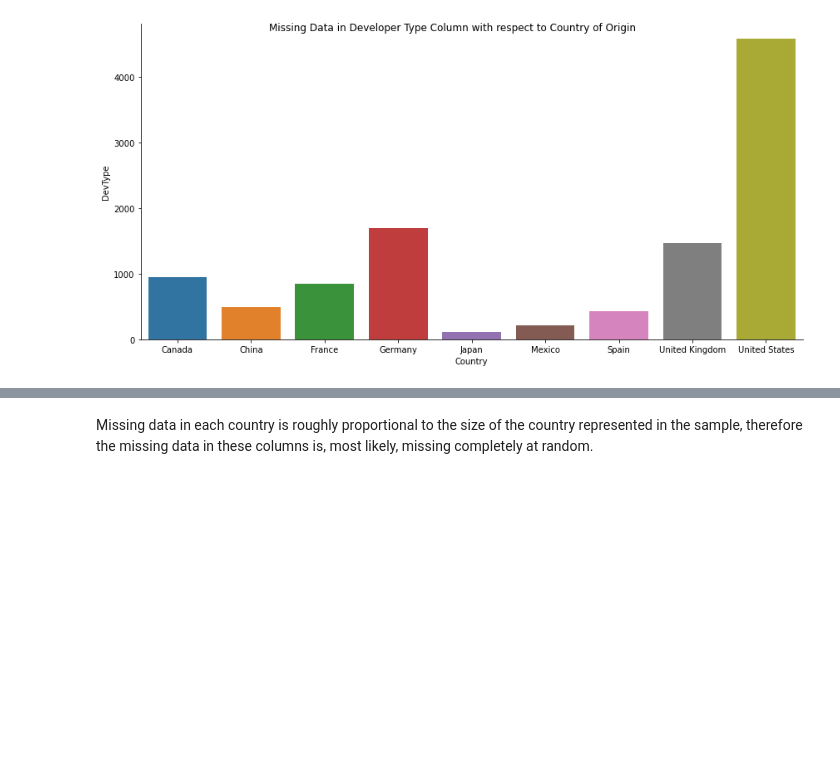
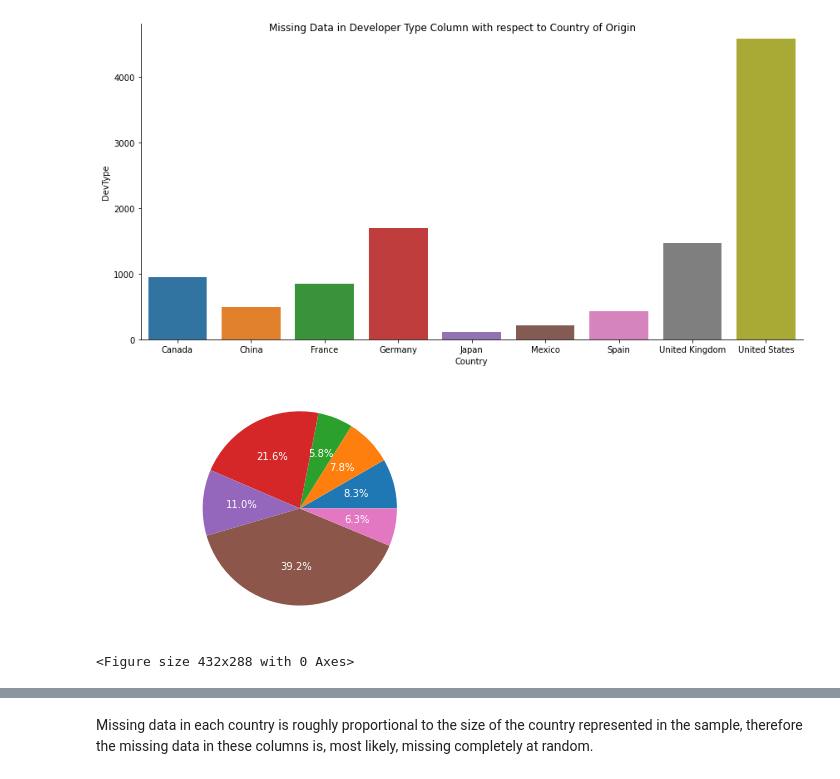
Before and after one commit to roberthallds/stack-overflow-data-cleaning, a Jupyter notebook: project.ipynb, the cells around one changed output, grey strips where cells are left out. Saved outputs shown, nothing was run; the diff lists cells and outputs as text; code cells hidden in the pictures; blank space fills up the shorter version.

```diff
--- a/project.ipynb
+++ b/project.ipynb
@@ -207,3 +236,29 @@ B.figure.suptitle("Missing Data in Developer Type Column with respect to Country
 Text(0.5, 0.98, 'Missing Data in Developer Type Column with respect to Country of Origin')
 [figure]
 [figure]
+# %%
+# create a pie chart visualizing the proportion of missing data in each country, and compare with
+# data from the entire sample to determine the likely type of missing data
+
+# restructure the dataframe to have an "other" category, representing countries with a low proportion of the data,
+# to prevent overcrowding labels
+threshold = 100
+low_counts = missing_data[missing_data['Employment'] < threshold].sum()
+low_counts['Country'] = 'other'
+low_counts = pd.DataFrame([low_counts])
+country_counts_trimmed = missing_data[missing_data['Employment'] >= threshold]
+country_counts_trimmed = pd.concat([country_counts_trimmed, low_counts], ignore_index=True)
+country_counts_trimmed
+
+# plot pie chart to visualize proportions of total missing data in employment category, grouped by country
+plt.pie(country_counts_trimmed['Employment'],
+        labels=country_counts_trimmed['Country'],
+        textprops={'color': 'white'},
+        autopct="%1.1f%%",
+        labeldistance=1.2)
+plt.axis('equal')
+plt.show()
+plt.clf()
+# %% [output]
+[figure, added]
+<Figure size 432x288 with 0 Axes>
```
Also changed, not shown: parts of 7 cells of this notebook.
